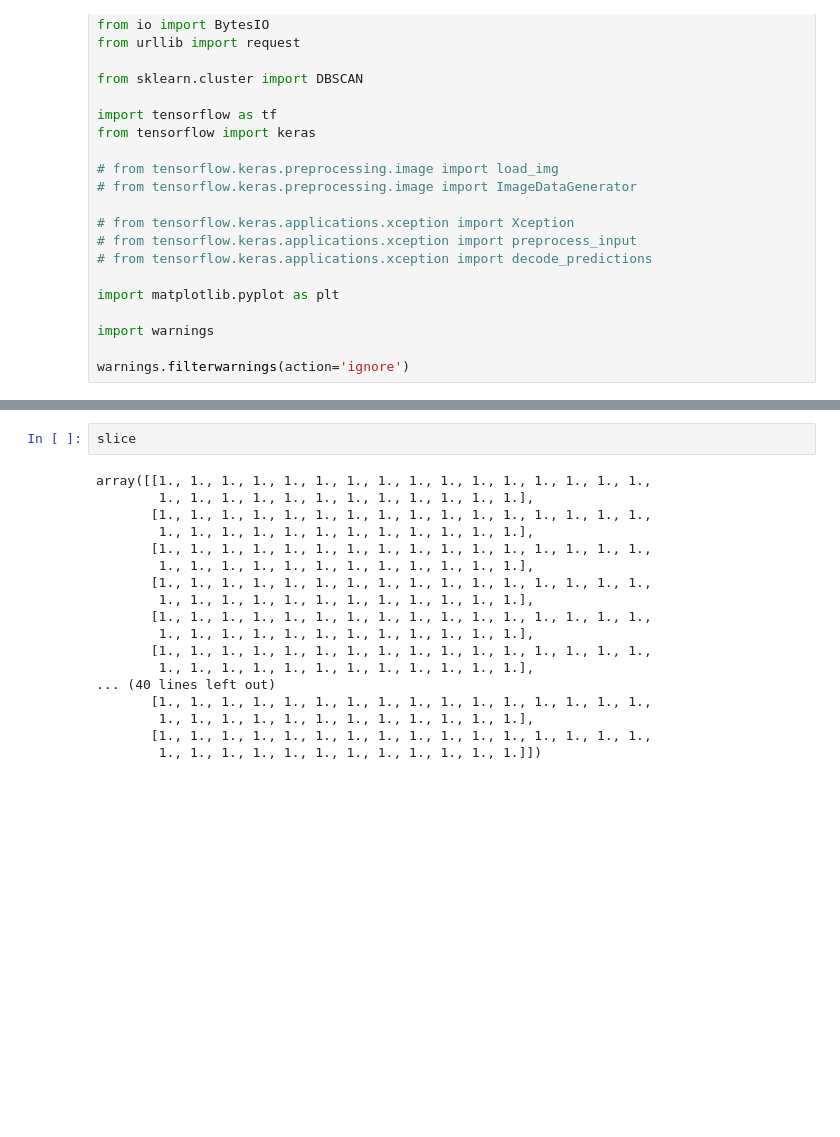
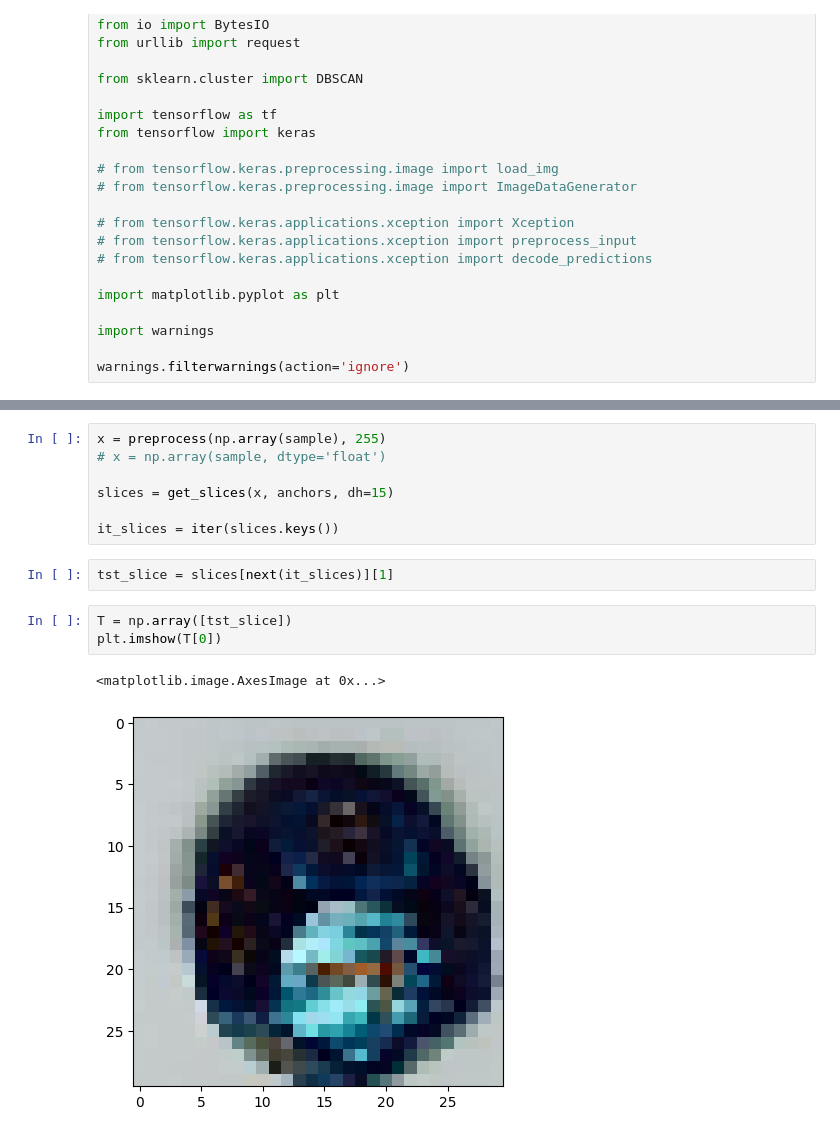
Before and after one commit to K0nkere/DL-Dice-detection-project, a Jupyter notebook: dice-detection-model.ipynb, the cells around one changed output, grey strips where cells are left out. Drawn from its saved outputs; the diff is of its cells as text; blank space fills up the shorter version.

```diff
--- a/dice-detection-model.ipynb
+++ b/dice-detection-model.ipynb
@@ -541,20 +522,15 @@ Detected at node 'model_1/flatten_1/Reshape' defined at (most recent call last):
-# %%
-slice
-# %% [output]
-array([[1., 1., 1., 1., 1., 1., 1., 1., 1., 1., 1., 1., 1., 1., 1., 1.,
-        1., 1., 1., 1., 1., 1., 1., 1., 1., 1., 1., 1.],
-       [1., 1., 1., 1., 1., 1., 1., 1., 1., 1., 1., 1., 1., 1., 1., 1.,
-        1., 1., 1., 1., 1., 1., 1., 1., 1., 1., 1., 1.],
-       [1., 1., 1., 1., 1., 1., 1., 1., 1., 1., 1., 1., 1., 1., 1., 1.,
-        1., 1., 1., 1., 1., 1., 1., 1., 1., 1., 1., 1.],
-       [1., 1., 1., 1., 1., 1., 1., 1., 1., 1., 1., 1., 1., 1., 1., 1.,
-        1., 1., 1., 1., 1., 1., 1., 1., 1., 1., 1., 1.],
-       [1., 1., 1., 1., 1., 1., 1., 1., 1., 1., 1., 1., 1., 1., 1., 1.,
-        1., 1., 1., 1., 1., 1., 1., 1., 1., 1., 1., 1.],
-       [1., 1., 1., 1., 1., 1., 1., 1., 1., 1., 1., 1., 1., 1., 1., 1.,
-        1., 1., 1., 1., 1., 1., 1., 1., 1., 1., 1., 1.],
-... (40 lines left out)
-       [1., 1., 1., 1., 1., 1., 1., 1., 1., 1., 1., 1., 1., 1., 1., 1.,
-        1., 1., 1., 1., 1., 1., 1., 1., 1., 1., 1., 1.],
-       [1., 1., 1., 1., 1., 1., 1., 1., 1., 1., 1., 1., 1., 1., 1., 1.,
-        1., 1., 1., 1., 1., 1., 1., 1., 1., 1., 1., 1.]])
+# %%
+x = preprocess(np.array(sample), 255)
+# x = np.array(sample, dtype='float')
+
+slices = get_slices(x, anchors, dh=15)
+
+it_slices = iter(slices.keys())
+# %%
+tst_slice = slices[next(it_slices)][1]
+# %%
+T = np.array([tst_slice])
+plt.imshow(T[0])
+# %% [output]
+<matplotlib.image.AxesImage at 0x...>
+[figure, added]
```
Also changed, not shown: parts of 21 cells of this notebook.
